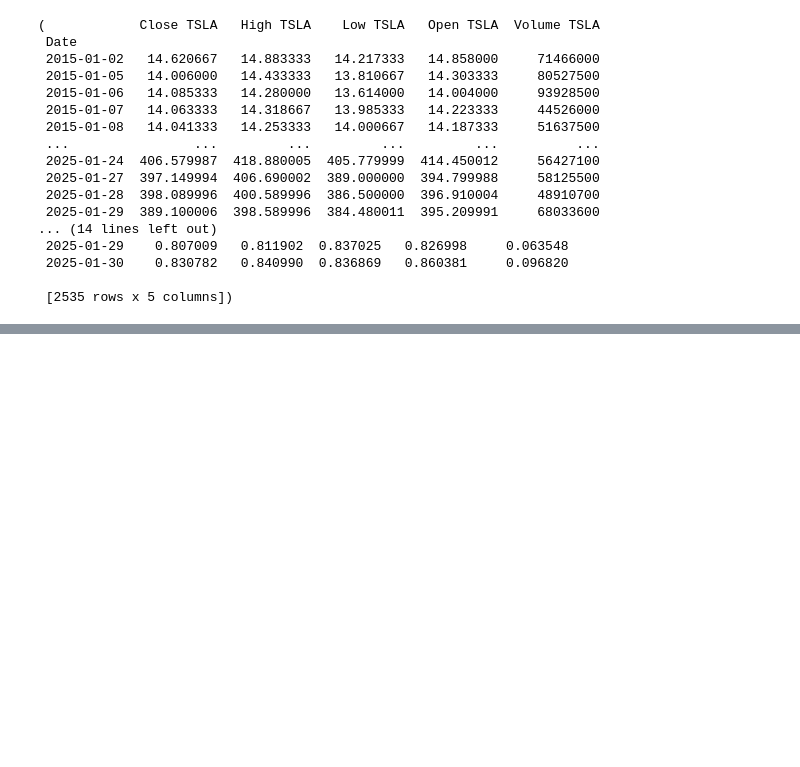
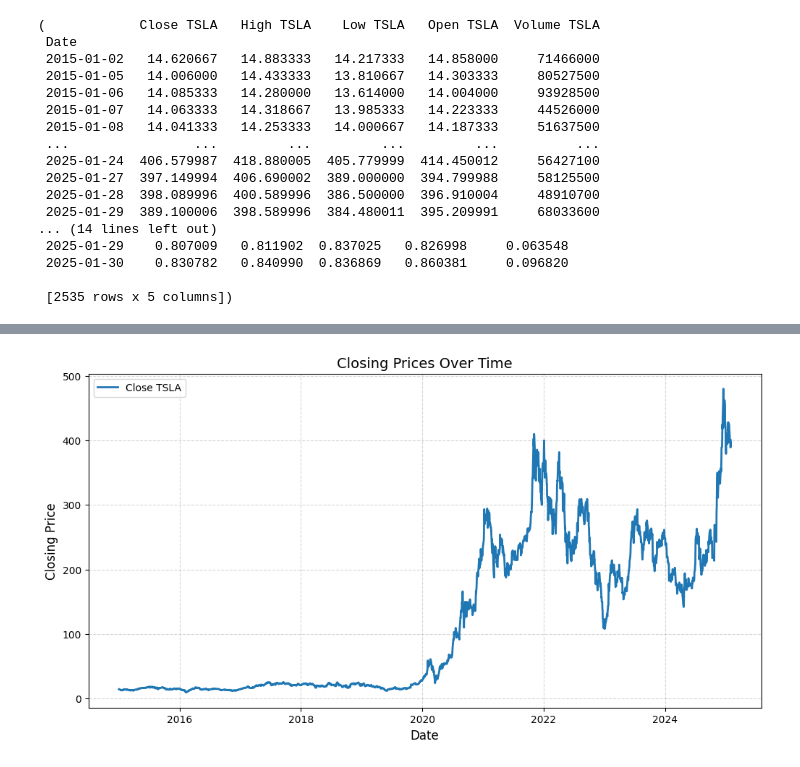
Before and after one commit to Nahom-ketsela/kaim-week-11, a Jupyter notebook: notebook/GMF_analysis.ipynb, the cells around one changed output, grey strips where cells are left out. Cells and saved outputs as stored; diff of their text form; code cells hidden in the pictures; blank space fills up the shorter version.

```diff
--- a/notebook/GMF_analysis.ipynb
+++ b/notebook/GMF_analysis.ipynb
@@ -71,0 +83,4 @@ gp.preprocess_data(df_TSLA)
+# %%
+gp.plot_closing_price(df_TSLA)
+# %% [output]
+[figure, added]
```
Also changed, not shown: parts of 10 cells of this notebook, 1 other file.
